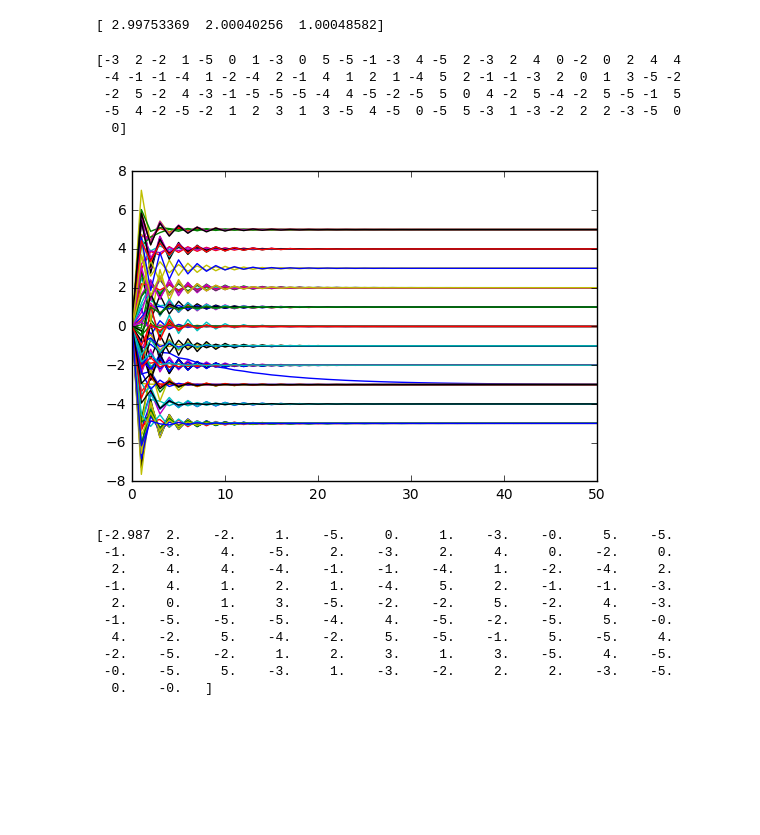
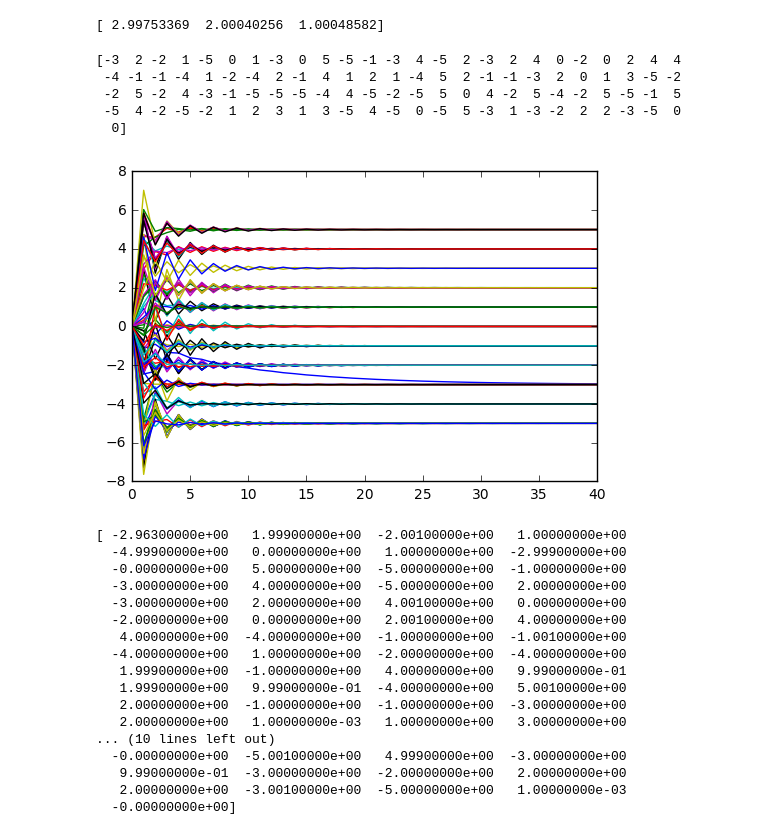
Before and after one commit to jarmop/learning, a Jupyter notebook: multiple_variables.ipynb, the cells around one changed output. Drawn from its saved outputs; the diff is of its cells as text; code cells hidden in the pictures; blank space fills up the shorter version.

```diff
--- a/multiple_variables.ipynb
+++ b/multiple_variables.ipynb
@@ -193,42 +193,50 @@ def gradient_descent(machine, t, training_set, correct_values, alpha, iterations
     n = training_set.shape[1]
     values = []
     values.append(np.copy(machine.w))
     for i in range(0, iterations):
         d = (machine.h(training_set) - correct_values).dot(training_set)
         machine.w -= alpha * d / m
         values.append(np.copy(machine.w))
     plt.plot(values)
     plt.show()
 
 def trainer(t, m, alpha, iterations, seed, n):
     np.random.seed(seed)
     training_set = np.random.randint(-5, 6, (m,n))
     training_set = np.insert(training_set, 0, 1, axis=1)
     correct_values = get_correct_values(training_set)
     machine = Machine(n)
     gradient_descent(machine, t, training_set, correct_values, alpha, iterations)
     print(np.around(machine.w, decimals=3))
 
 #trainer(t, m = 100, alpha = 0.17, iterations = 40, seed = 876, n = 2)
 #trainer(t, m = 100, alpha = 0.17, iterations = 80, seed = 876, n = 3)
 #trainer(t, m = 100, alpha = 0.15, iterations = 40, seed = 876, n = 4)
 #trainer(t, m = 100, alpha = 0.15, iterations = 40, seed = 876, n = 5)
 #trainer(t, m = 100, alpha = 0.11, iterations = 40, seed = 876, n = 10)
-trainer(t, m = 1000, alpha = 0.11, iterations = 50, seed = 876, n = 100)
+trainer(t, m = 1000, alpha = 0.11, iterations = 40, seed = 876, n = 100)
+# It seems it's essential to have more samples than features (about 10x more).
 # %% [output]
 [-3  2 -2  1 -5  0  1 -3  0  5 -5 -1 -3  4 -5  2 -3  2  4  0 -2  0  2  4  4
  -4 -1 -1 -4  1 -2 -4  2 -1  4  1  2  1 -4  5  2 -1 -1 -3  2  0  1  3 -5 -2
  -2  5 -2  4 -3 -1 -5 -5 -5 -4  4 -5 -2 -5  5  0  4 -2  5 -4 -2  5 -5 -1  5
  -5  4 -2 -5 -2  1  2  3  1  3 -5  4 -5  0 -5  5 -3  1 -3 -2  2  2 -3 -5  0
   0]
-[figure, old version]
+[figure, new version]
-[-2.987  2.    -2.     1.    -5.     0.     1.    -3.    -0.     5.    -5.
- -1.    -3.     4.    -5.     2.    -3.     2.     4.     0.    -2.     0.
-  2.     4.     4.    -4.    -1.    -1.    -4.     1.    -2.    -4.     2.
- -1.     4.     1.     2.     1.    -4.     5.     2.    -1.    -1.    -3.
-  2.     0.     1.     3.    -5.    -2.    -2.     5.    -2.     4.    -3.
- -1.    -5.    -5.    -5.    -4.     4.    -5.    -2.    -5.     5.    -0.
-  4.    -2.     5.    -4.    -2.     5.    -5.    -1.     5.    -5.     4.
- -2.    -5.    -2.     1.     2.     3.     1.     3.    -5.     4.    -5.
- -0.    -5.     5.    -3.     1.    -3.    -2.     2.     2.    -3.    -5.
-  0.    -0.   ]
+[ -2.96300000e+00   1.99900000e+00  -2.00100000e+00   1.00000000e+00
+  -4.99900000e+00   0.00000000e+00   1.00000000e+00  -2.99900000e+00
+  -0.00000000e+00   5.00000000e+00  -5.00000000e+00  -1.00000000e+00
+  -3.00000000e+00   4.00000000e+00  -5.00000000e+00   2.00000000e+00
+  -3.00000000e+00   2.00000000e+00   4.00100000e+00   0.00000000e+00
+  -2.00000000e+00   0.00000000e+00   2.00100000e+00   4.00000000e+00
+   4.00000000e+00  -4.00000000e+00  -1.00000000e+00  -1.00100000e+00
+  -4.00000000e+00   1.00000000e+00  -2.00000000e+00  -4.00000000e+00
+   1.99900000e+00  -1.00000000e+00   4.00000000e+00   9.99000000e-01
+   1.99900000e+00   9.99000000e-01  -4.00000000e+00   5.00100000e+00
+   2.00000000e+00  -1.00000000e+00  -1.00000000e+00  -3.00000000e+00
+   2.00000000e+00   1.00000000e-03   1.00000000e+00   3.00000000e+00
+... (10 lines left out)
+  -0.00000000e+00  -5.00100000e+00   4.99900000e+00  -3.00000000e+00
+   9.99000000e-01  -3.00000000e+00  -2.00000000e+00   2.00000000e+00
+   2.00000000e+00  -3.00100000e+00  -5.00000000e+00   1.00000000e-03
+  -0.00000000e+00]
```
